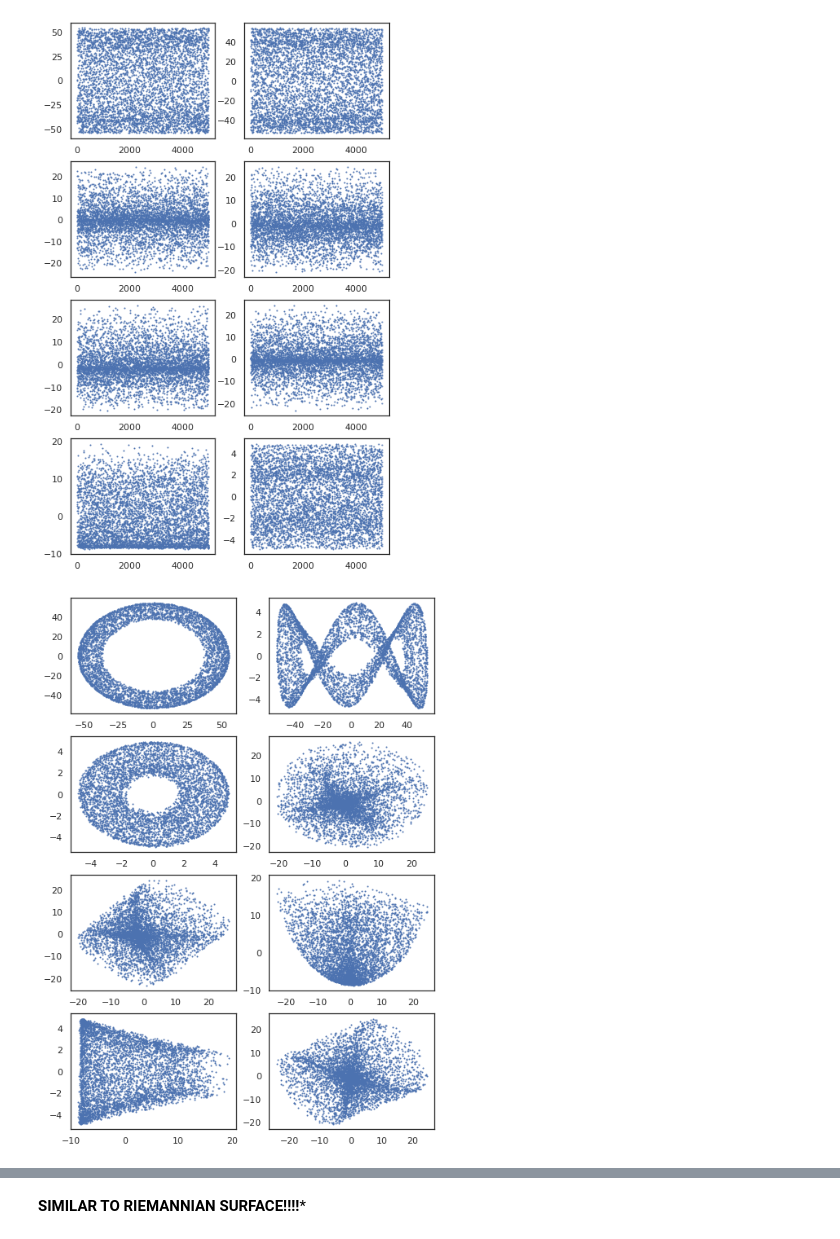
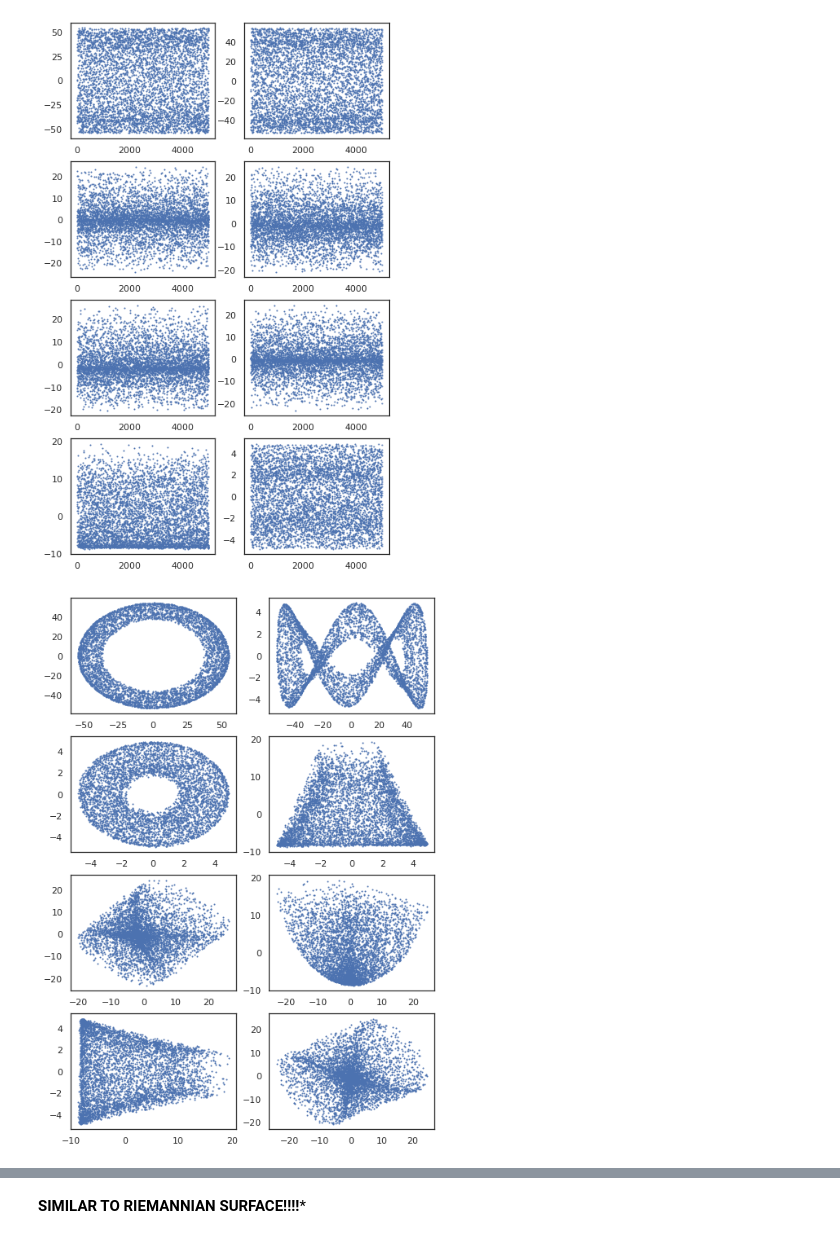
Before and after one commit to JelenaBanjac/protein-reconstruction, a Jupyter notebook: notebooks/1-phase1/justforcase-Copy2.ipynb, the cells around one changed output, grey strips where cells are left out. Cells and saved outputs as stored; diff of their text form; code cells hidden in the pictures.

```diff
--- a/notebooks/1-phase1/justforcase-Copy2.ipynb
+++ b/notebooks/1-phase1/justforcase-Copy2.ipynb
@@ -236,13 +236,13 @@ VBox(children=(Figure(camera=PerspectiveCamera(fov=46.0, position=(0.0, 0.0, 2.0
 # %% [markdown]
 This is done using the kNN with geodesic distances between true angles. Later, when we start to use the real projections instead of true angles, we will be using the `projections` as input to kNN and the distance metric will be the one learned from the SiameseNN (`d_P`).
 # %%
-logR_flattenstart_time = time()
+start_time = time()
 
 A = np.zeros((len(R), len(R)))
 
 for i in range(len(R)):
-    for j in range(i, len(R)):
-        A[i, j] = A[j, i] = d_R(R[i], R[j])
+    for j in range(len(R)):
+        A[i, j] = d_R(R[i], R[j])
 
 print(f"--- {time() - start_time} seconds ---")
 # %% [output]
@@ -287,13 +294,13 @@ plt.show()
 # %%
 fig, ax = plt.subplots(4,2, figsize=(8,12))
 ax[0,0].plot(A_transformed[:,0], A_transformed[:,1], marker="o", lw=0, markersize=1)
 ax[0,1].plot(A_transformed[:,1], A_transformed[:,8], marker="o", lw=0, markersize=1)
 ax[1,0].plot(A_transformed[:,8], A_transformed[:,7], marker="o", lw=0, markersize=1)
-ax[1,1].plot(A_transformed[:,3], A_transformed[:,4], marker="o", lw=0, markersize=1)
+ax[1,1].plot(A_transformed[:,7], A_transformed[:,6], marker="o", lw=0, markersize=1)
 ax[2,0].plot(A_transformed[:,4], A_transformed[:,5], marker="o", lw=0, markersize=1)
 ax[2,1].plot(A_transformed[:,5], A_transformed[:,6], marker="o", lw=0, markersize=1)
 ax[3,0].plot(A_transformed[:,6], A_transformed[:,7], marker="o", lw=0, markersize=1)
 ax[3,1].plot(A_transformed[:,2], A_transformed[:,3], marker="o", lw=0, markersize=1)
 plt.show()
 # %% [output]
-[figure, old version]
+[figure, new version]
```
Also changed, not shown: parts of 15 cells of this notebook, 1 other file.
